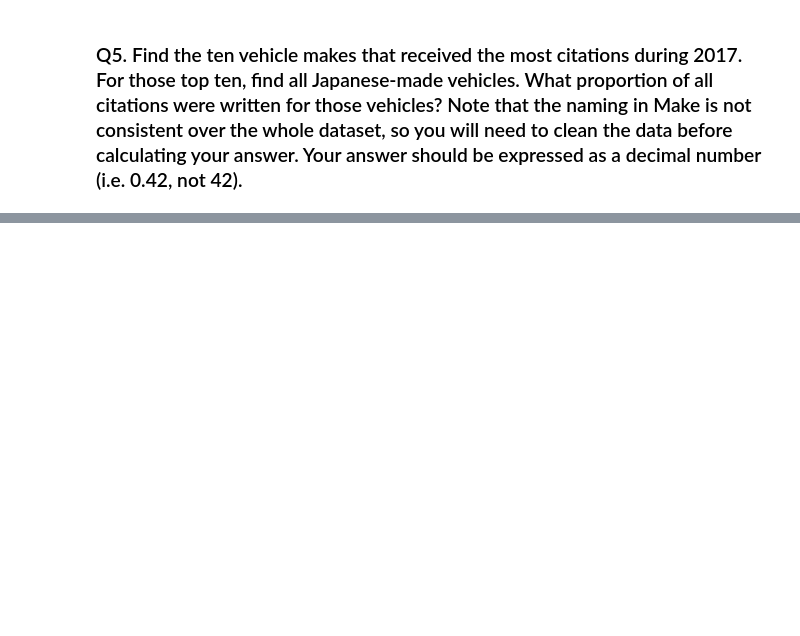
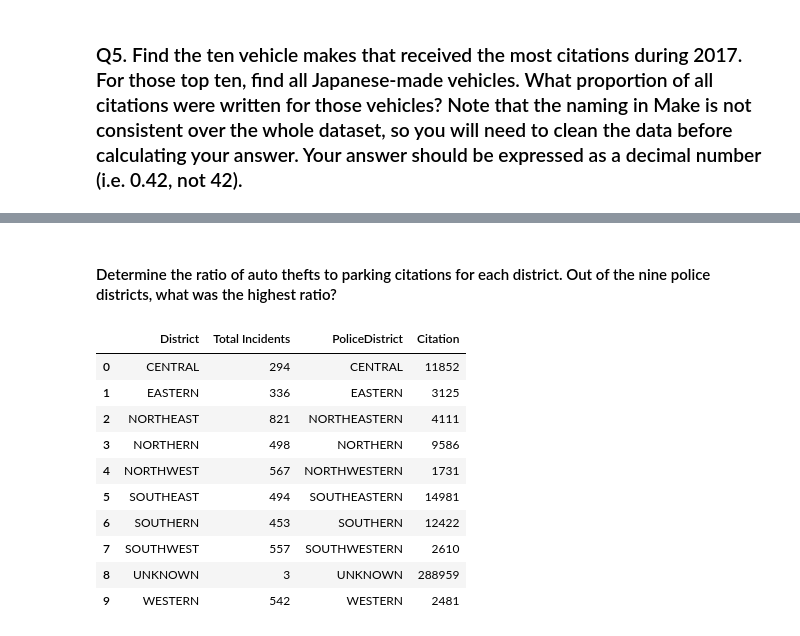
Before and after one commit to alssica/data_incubator_application, a Jupyter notebook: section1/Section_1.ipynb, the cells around one changed output, grey strips where cells are left out. Saved outputs shown, nothing was run; the diff lists cells and outputs as text; code cells hidden in the pictures; blank space fills up the shorter version.

```diff
--- a/section1/Section_1.ipynb
+++ b/section1/Section_1.ipynb
@@ -190,0 +305,4 @@ print(list_3)
+# %%
+# convert date to datetime64
+cf.CrimeDate = pd.to_datetime(cf.CrimeDate, format='%m/%d/%Y', infer_datetime_format=True)
+cf.dtypes
@@ -190,0 +384,18 @@ print(list_3)
+# %% [markdown]
+#### Determine the ratio of auto thefts to parking citations for each district. Out of the nine police districts, what was the highest ratio?
+# %%
+# merge auto theft table and citation table
+combined = pd.concat([theft_series.reset_index(), cite_series.reset_index()], axis=1, sort=False)
+combined
+# %% [output]
+|  | District | Total Incidents | PoliceDistrict | Citation |
+| 0 | CENTRAL | 294 | CENTRAL | 11852 |
+| 1 | EASTERN | 336 | EASTERN | 3125 |
+| 2 | NORTHEAST | 821 | NORTHEASTERN | 4111 |
+| 3 | NORTHERN | 498 | NORTHERN | 9586 |
+| 4 | NORTHWEST | 567 | NORTHWESTERN | 1731 |
+| 5 | SOUTHEAST | 494 | SOUTHEASTERN | 14981 |
+| 6 | SOUTHERN | 453 | SOUTHERN | 12422 |
+| 7 | SOUTHWEST | 557 | SOUTHWESTERN | 2610 |
+| 8 | UNKNOWN | 3 | UNKNOWN | 288959 |
+| 9 | WESTERN | 542 | WESTERN | 2481 |
```
Also changed, not shown: parts of 43 cells of this notebook, 4 other files.
